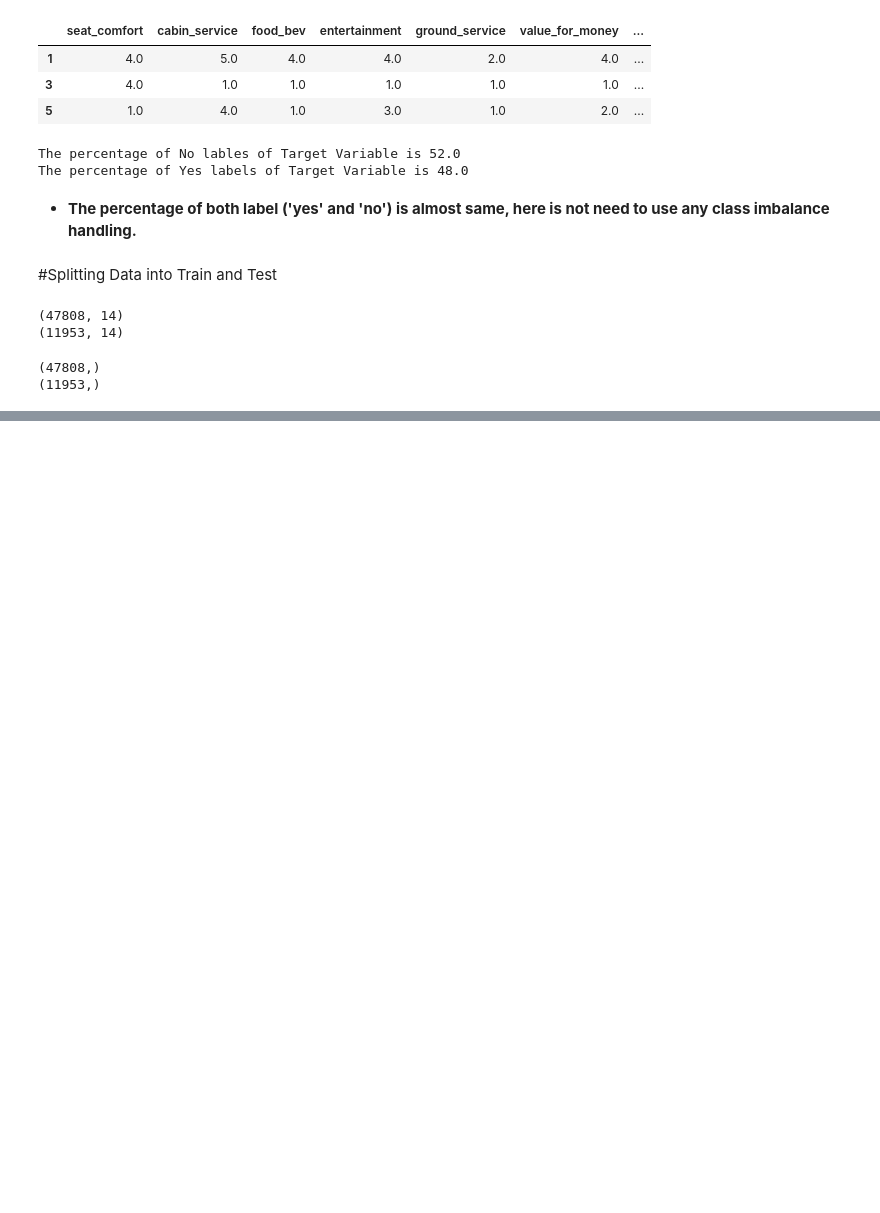
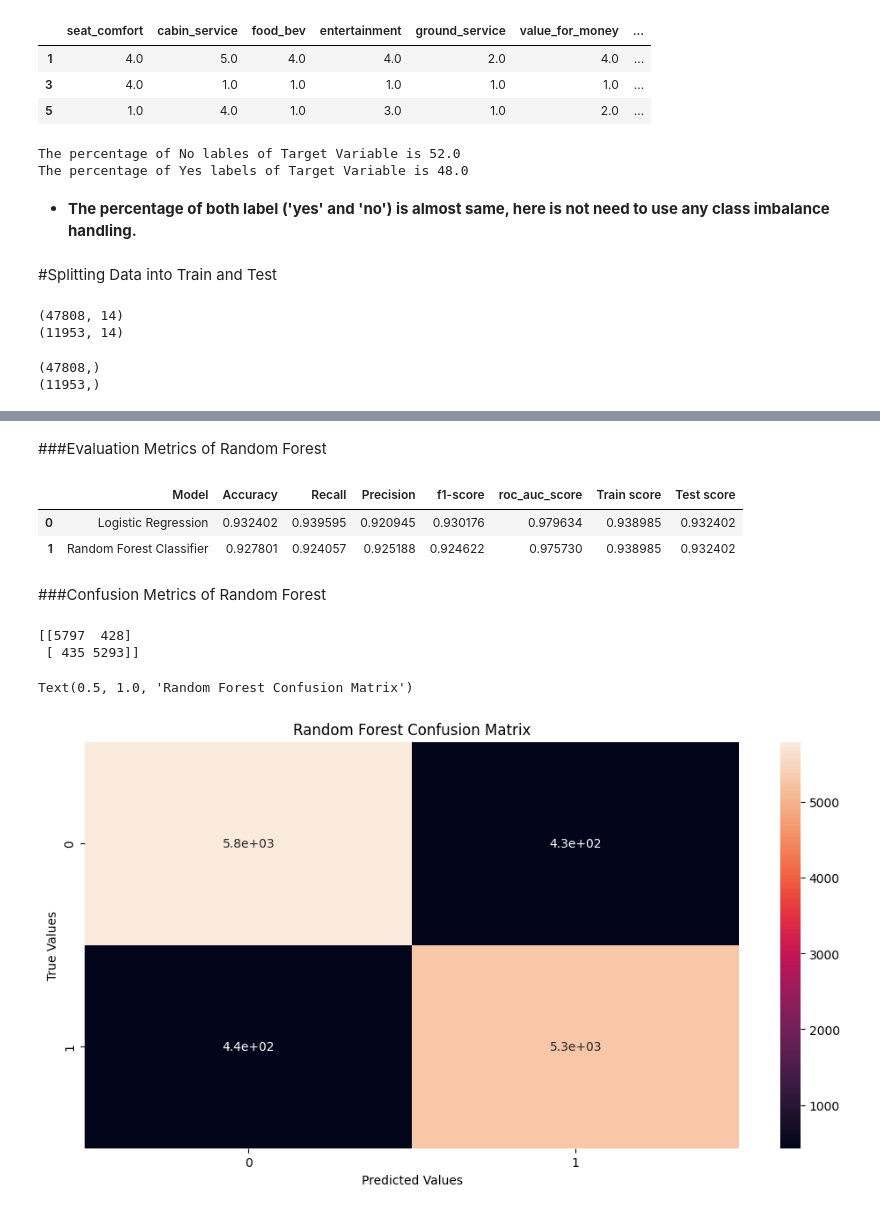
Before and after one commit to kumarsinghashu/Airline-Passenger-Referral-Prediction, a Jupyter notebook: Airline_Passenger_Referral_Prediction.ipynb, the cells around one changed output, grey strips where cells are left out. Drawn from its saved outputs; the diff is of its cells as text; code cells hidden in the pictures; blank space fills up the shorter version.

```diff
--- a/Airline_Passenger_Referral_Prediction.ipynb
+++ b/Airline_Passenger_Referral_Prediction.ipynb
@@ -704,0 +894,30 @@ print(y_test.shape)
+# %% [markdown]
+###<b/>Evaluation Metrics of Random Forest</b>
+# %%
+#appending values in evaluation metrics dataframe
+evaluation_metrics_df=evaluation_metric('Random Forest Classifier', y_test, y_pred, evaluation_metrics_df)
+evaluation_metrics_df
+# %% [output]
+|  | Model | Accuracy | Recall | Precision | f1-score | roc_auc_score | Train score | Test score |
+| 0 | Logistic Regression | 0.932402 | 0.939595 | 0.920945 | 0.930176 | 0.979634 | 0.938985 | 0.932402 |
+| 1 | Random Forest Classifier | 0.927801 | 0.924057 | 0.925188 | 0.924622 | 0.975730 | 0.938985 | 0.932402 |
+# %% [markdown]
+###<b/>Confusion Metrics of Random Forest</b>
+# %%
+# Get the confusion matrix for both train and test
+cm = confusion_matrix(y_test, y_pred)
+print(cm)
+ax= plt.subplot()
+sns.heatmap(cm, annot=True, ax = ax); #annot=True to annotate cells
+
+# labels, title and ticks
+ax.set_xlabel('Predicted Values')
+ax.set_ylabel('True Values')
+
+#title of plot
+ax.set_title('Random Forest Confusion Matrix')
+# %% [output]
+[[5797  428]
+ [ 435 5293]]
+Text(0.5, 1.0, 'Random Forest Confusion Matrix')
+[figure, added]
```
Also changed, not shown: parts of 26 cells of this notebook.
